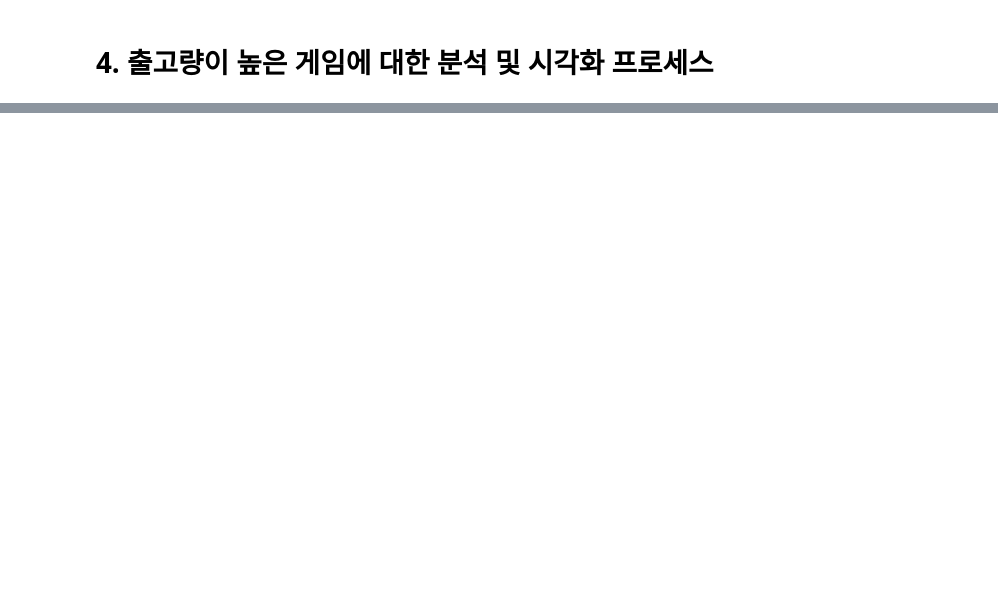
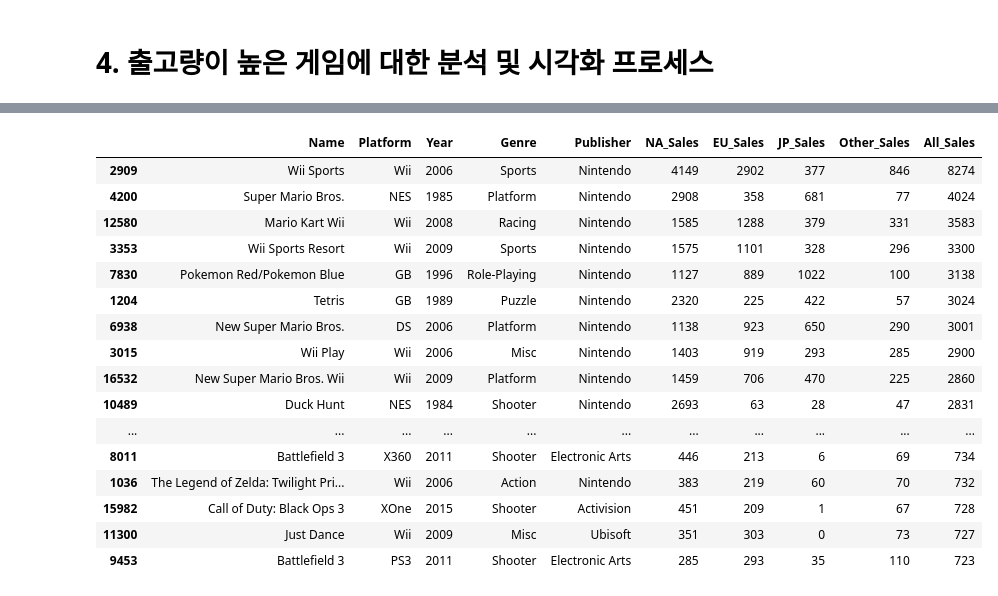
Before and after one commit to wisesprout/video-game-sales-analysis, a Jupyter notebook: Project1.ipynb, the cells around one changed output, grey strips where cells are left out. Saved outputs shown, nothing was run; the diff lists cells and outputs as text; code cells hidden in the pictures; blank space fills up the shorter version.

```diff
--- a/Project1.ipynb
+++ b/Project1.ipynb
@@ -304,0 +315,22 @@ plt.show()
+# %%
+df4 = df4.sort_values(by = 'All_Sales', ascending = False)
+df4 = df4.iloc[0:100, :]
+df4
+# %% [output]
+|  | Name | Platform | Year | Genre | Publisher | NA_Sales | EU_Sales | JP_Sales | Other_Sales | All_Sales |
+| 2909 | Wii Sports | Wii | 2006 | Sports | Nintendo | 4149 | 2902 | 377 | 846 | 8274 |
+| 4200 | Super Mario Bros. | NES | 1985 | Platform | Nintendo | 2908 | 358 | 681 | 77 | 4024 |
+| 12580 | Mario Kart Wii | Wii | 2008 | Racing | Nintendo | 1585 | 1288 | 379 | 331 | 3583 |
+| 3353 | Wii Sports Resort | Wii | 2009 | Sports | Nintendo | 1575 | 1101 | 328 | 296 | 3300 |
+| 7830 | Pokemon Red/Pokemon Blue | GB | 1996 | Role-Playing | Nintendo | 1127 | 889 | 1022 | 100 | 3138 |
+| 1204 | Tetris | GB | 1989 | Puzzle | Nintendo | 2320 | 225 | 422 | 57 | 3024 |
+| 6938 | New Super Mario Bros. | DS | 2006 | Platform | Nintendo | 1138 | 923 | 650 | 290 | 3001 |
+| 3015 | Wii Play | Wii | 2006 | Misc | Nintendo | 1403 | 919 | 293 | 285 | 2900 |
+| 16532 | New Super Mario Bros. Wii | Wii | 2009 | Platform | Nintendo | 1459 | 706 | 470 | 225 | 2860 |
+| 10489 | Duck Hunt | NES | 1984 | Shooter | Nintendo | 2693 | 63 | 28 | 47 | 2831 |
+| ... | ... | ... | ... | ... | ... | ... | ... | ... | ... | ... |
+| 8011 | Battlefield 3 | X360 | 2011 | Shooter | Electronic Arts | 446 | 213 | 6 | 69 | 734 |
+| 1036 | The Legend of Zelda: Twilight Pri... | Wii | 2006 | Action | Nintendo | 383 | 219 | 60 | 70 | 732 |
+| 15982 | Call of Duty: Black Ops 3 | XOne | 2015 | Shooter | Activision | 451 | 209 | 1 | 67 | 728 |
+| 11300 | Just Dance | Wii | 2009 | Misc | Ubisoft | 351 | 303 | 0 | 73 | 727 |
+| 9453 | Battlefield 3 | PS3 | 2011 | Shooter | Electronic Arts | 285 | 293 | 35 | 110 | 723 |
```
Also changed, not shown: parts of 4 cells of this notebook.
